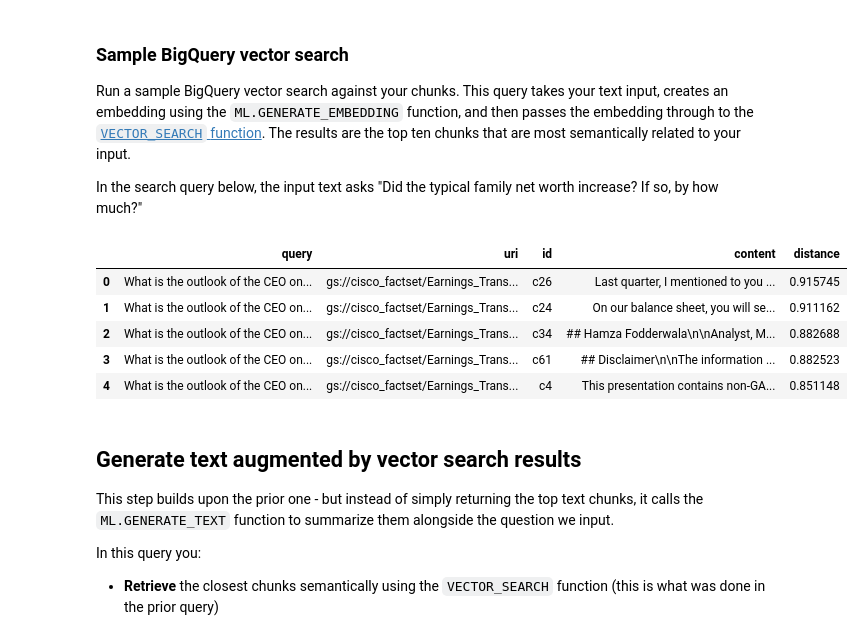
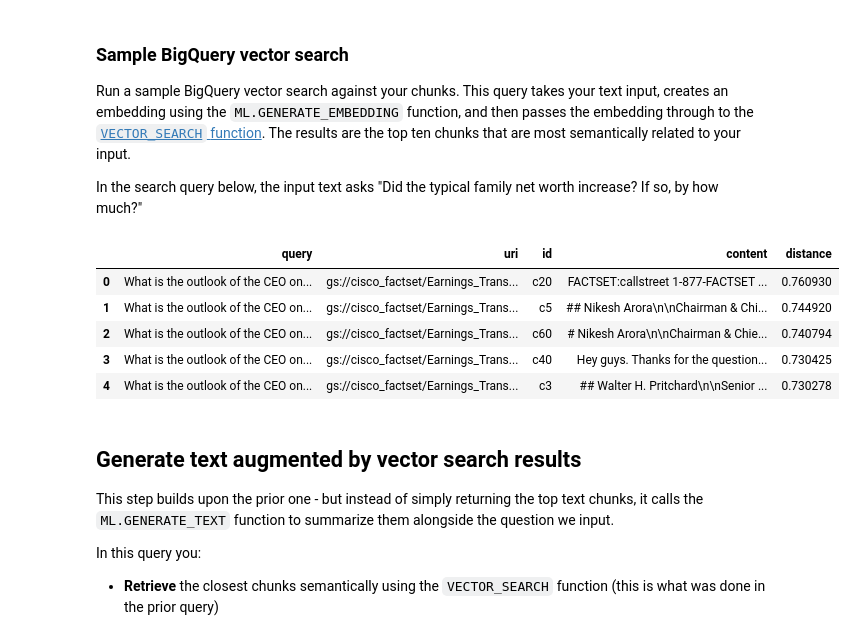
Before and after one commit to bhsivara-cisco/streamlit-example, a Jupyter notebook: gemini/use-cases/retrieval-augmented-generation/rag_with_bigquery.ipynb, the cells around one changed output. Drawn from its saved outputs; the diff is of its cells as text; code cells hidden in the pictures.

```diff
--- a/gemini/use-cases/retrieval-augmented-generation/rag_with_bigquery.ipynb
+++ b/gemini/use-cases/retrieval-augmented-generation/rag_with_bigquery.ipynb
@@ -439,29 +516,29 @@ In the search query below, the input text asks "Did the typical family net worth
 # %%
 %%bigquery --project $PROJECT_ID
 
 SELECT query.query, base.uri, base.id, base.content, distance
     FROM
       VECTOR_SEARCH( TABLE `docai_demo.embeddings`,
         'ml_generate_embedding_result',
         (
         SELECT
           ml_generate_embedding_result,
           content AS query
         FROM
           ML.GENERATE_EMBEDDING( MODEL `docai_demo.embedding_model`,
-            ( SELECT 'What is the outlook of the CEO on future performance?' AS content)
+            ( SELECT 'What is the outlook of the CEO on future performance for Palo Alto?' AS content)
           )
         ),
         top_k => 5,
         OPTIONS => '{"fraction_lists_to_search": 0.005}')
 ORDER BY distance DESC;
 # %% [output]
 |  | query | uri | id | content | distance |
-| 0 | What is the outlook of the CEO on... | gs://cisco_factset/Earnings_Trans... | c26 | Last quarter, I mentioned to you ... | 0.915745 |
-| 1 | What is the outlook of the CEO on... | gs://cisco_factset/Earnings_Trans... | c24 | On our balance sheet, you will se... | 0.911162 |
-| 2 | What is the outlook of the CEO on... | gs://cisco_factset/Earnings_Trans... | c34 | ## Hamza Fodderwala\n\nAnalyst, M... | 0.882688 |
-| 3 | What is the outlook of the CEO on... | gs://cisco_factset/Earnings_Trans... | c61 | ## Disclaimer\n\nThe information ... | 0.882523 |
-| 4 | What is the outlook of the CEO on... | gs://cisco_factset/Earnings_Trans... | c4 | This presentation contains non-GA... | 0.851148 |
+| 0 | What is the outlook of the CEO on... | gs://cisco_factset/Earnings_Trans... | c20 | FACTSET:callstreet 1-877-FACTSET ... | 0.760930 |
+| 1 | What is the outlook of the CEO on... | gs://cisco_factset/Earnings_Trans... | c5 | ## Nikesh Arora\n\nChairman & Chi... | 0.744920 |
+| 2 | What is the outlook of the CEO on... | gs://cisco_factset/Earnings_Trans... | c60 | # Nikesh Arora\n\nChairman & Chie... | 0.740794 |
+| 3 | What is the outlook of the CEO on... | gs://cisco_factset/Earnings_Trans... | c40 | Hey guys. Thanks for the question... | 0.730425 |
+| 4 | What is the outlook of the CEO on... | gs://cisco_factset/Earnings_Trans... | c3 | ## Walter H. Pritchard\n\nSenior ... | 0.730278 |
 # %% [markdown]
 ## Generate text augmented by vector search results
 
```
Also changed, not shown: parts of 10 cells of this notebook.
